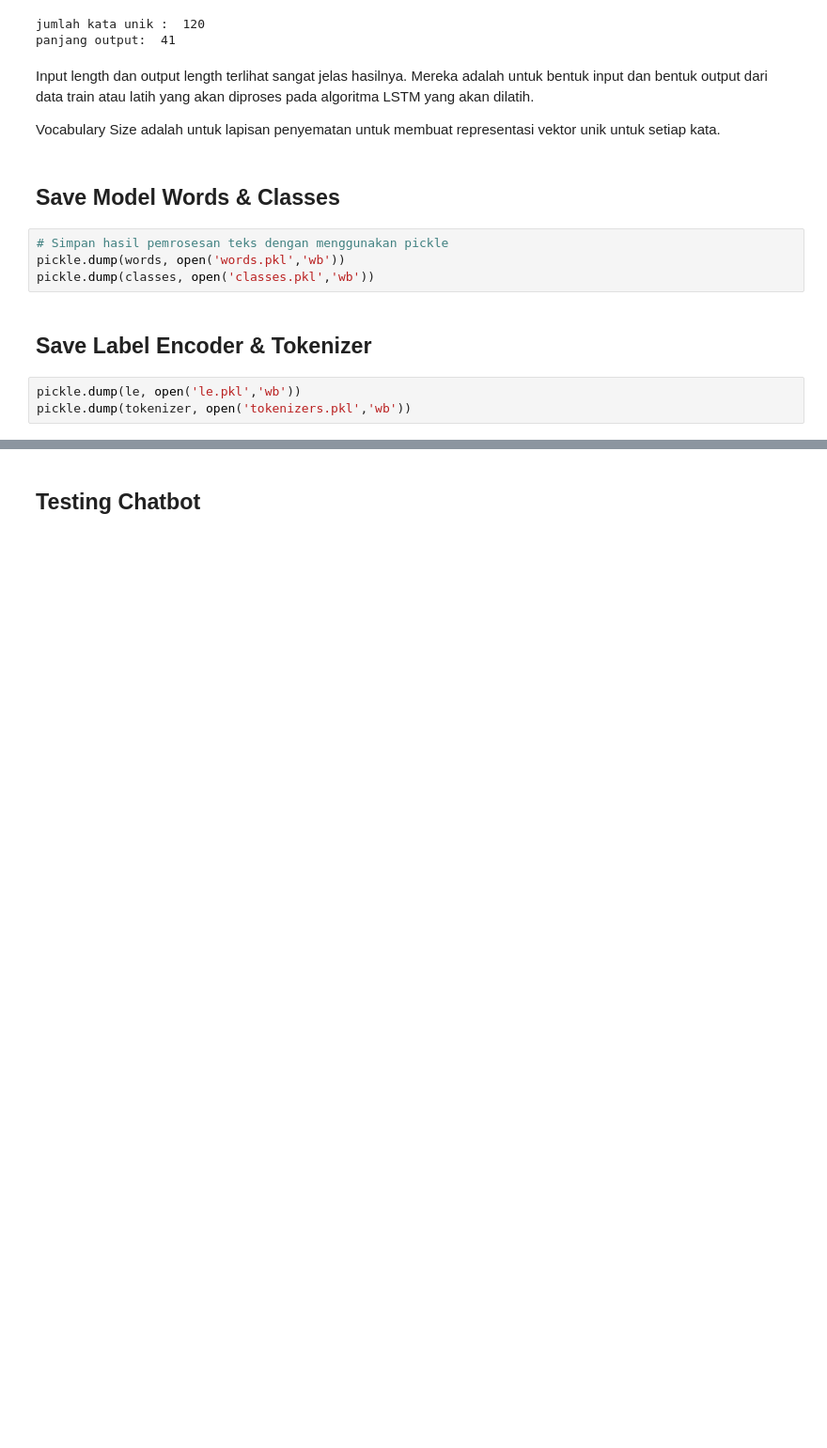
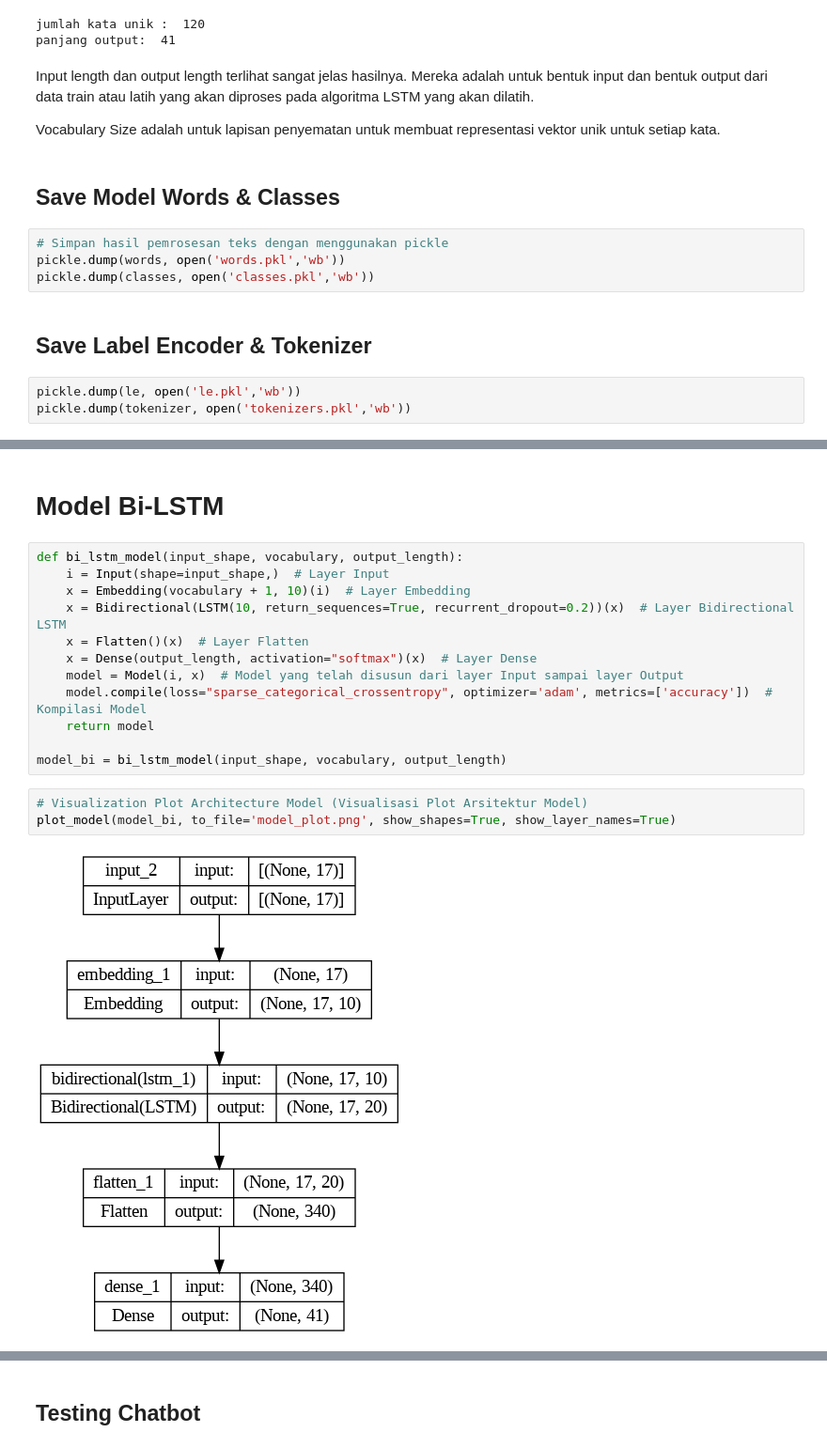
Before and after one commit to SriYanisaa/chatbot-kampus-merdeka-deep-learning, a Jupyter notebook: pra_pemrosesan.ipynb, the cells around one changed output, grey strips where cells are left out. Shown: that part at 94% size. Saved outputs shown, nothing was run; the diff lists cells and outputs as text; blank space fills up the shorter version.

```diff
--- a/pra_pemrosesan.ipynb
+++ b/pra_pemrosesan.ipynb
@@ -300,0 +302,19 @@ plt.show()
+# %% [markdown]
+# Model Bi-LSTM
+# %%
+def bi_lstm_model(input_shape, vocabulary, output_length):
+    i = Input(shape=input_shape,)  # Layer Input
+    x = Embedding(vocabulary + 1, 10)(i)  # Layer Embedding
+    x = Bidirectional(LSTM(10, return_sequences=True, recurrent_dropout=0.2))(x)  # Layer Bidirectional LSTM
+    x = Flatten()(x)  # Layer Flatten
+    x = Dense(output_length, activation="softmax")(x)  # Layer Dense
+    model = Model(i, x)  # Model yang telah disusun dari layer Input sampai layer Output
+    model.compile(loss="sparse_categorical_crossentropy", optimizer='adam', metrics=['accuracy'])  # Kompilasi Model
+    return model
+
+model_bi = bi_lstm_model(input_shape, vocabulary, output_length)
+# %%
+# Visualization Plot Architecture Model (Visualisasi Plot Arsitektur Model)
+plot_model(model_bi, to_file='model_plot.png', show_shapes=True, show_layer_names=True)
+# %% [output]
+[figure, added]
```
Also changed, not shown: parts of 17 cells of this notebook.
